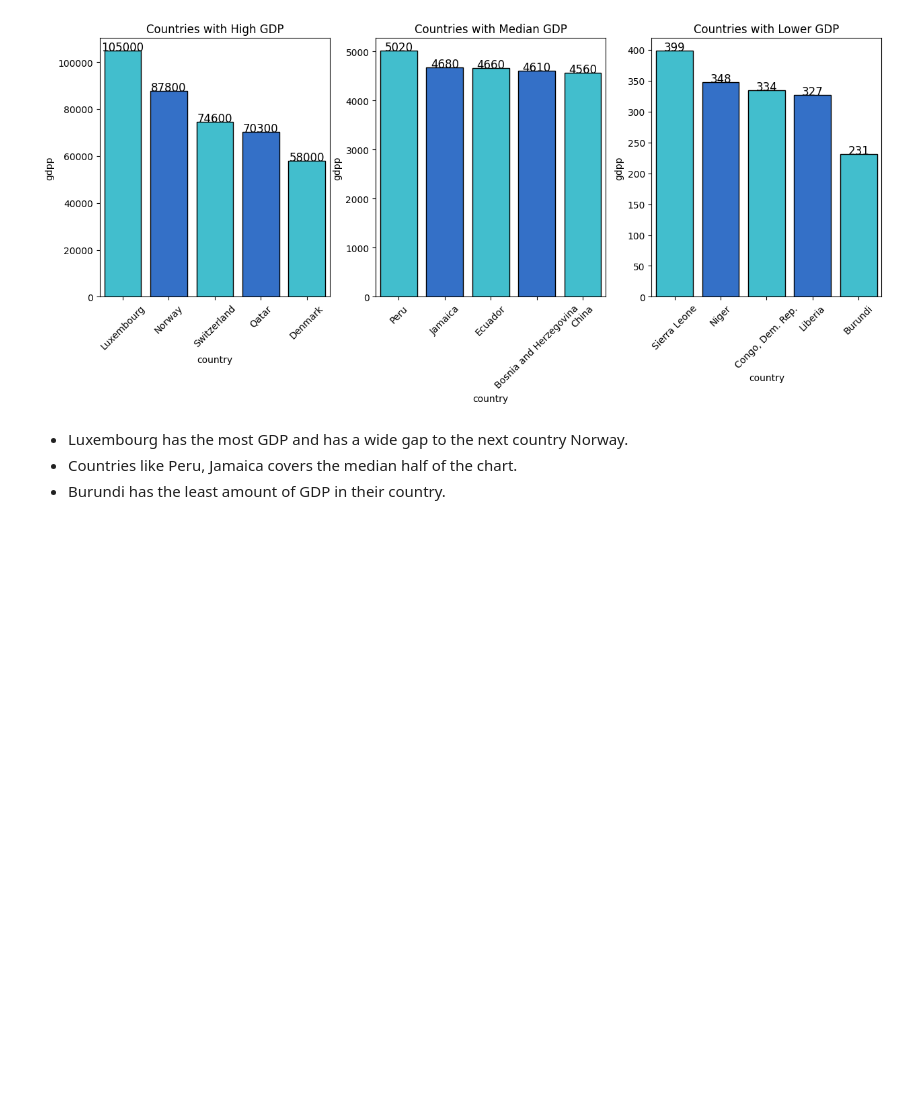
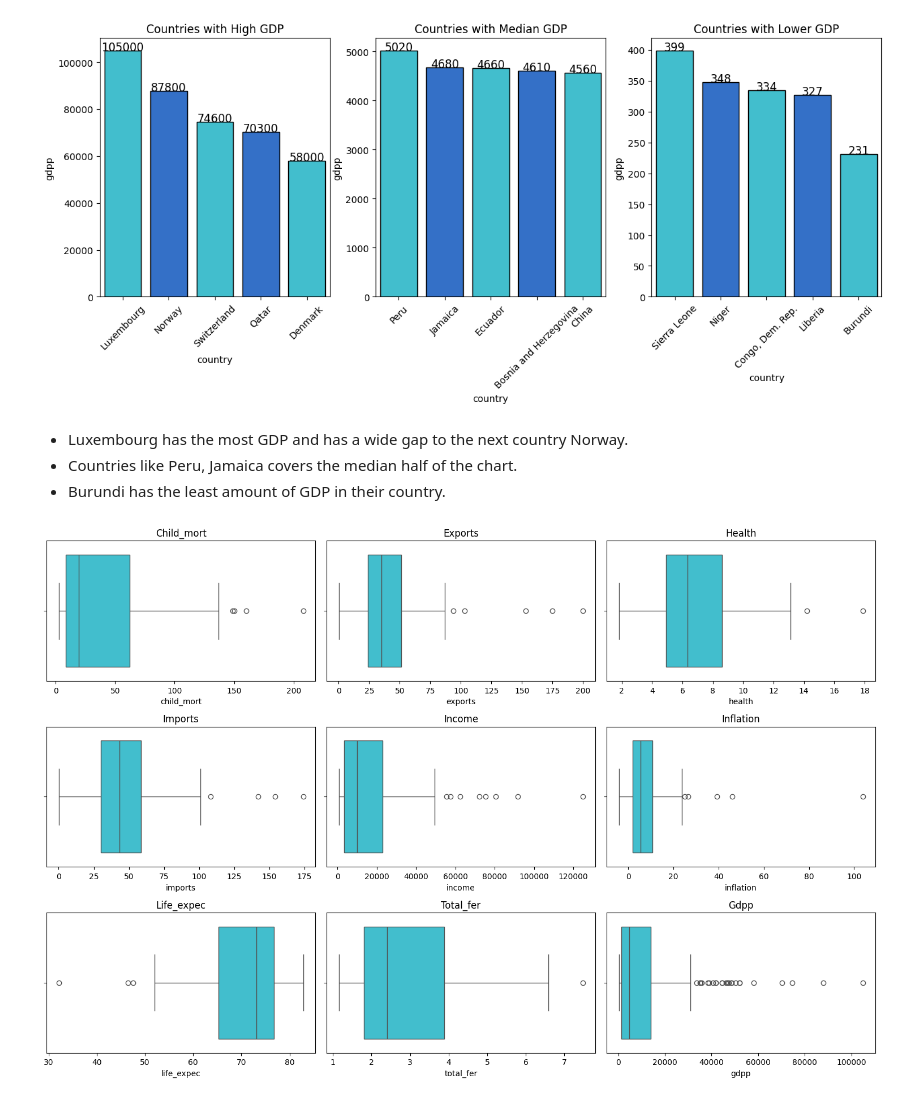
Before and after one commit to rizz045/Country-Data-Exploration-and-Preediction--Unsupervised-learning-, a Jupyter notebook: Country_Data_Exploration_and_Prediction.ipynb, the cells around one changed output. Cells and saved outputs as stored; diff of their text form; code cells hidden in the pictures; blank space fills up the shorter version.

```diff
--- a/Country_Data_Exploration_and_Prediction.ipynb
+++ b/Country_Data_Exploration_and_Prediction.ipynb
@@ -437,3 +441,15 @@ for rect in ax.patches:
 * Luxembourg has the most GDP and has a wide gap to the next country Norway.
 * Countries like Peru, Jamaica covers the median half of the chart.
 * Burundi has the least amount of GDP in their country.
+# %%
+plt.figure(figsize=(15, 10))
+index = 0
+for col in df.columns[1:]:
+    index += 1
+    plt.subplot(3, 3, index)
+    sns.boxplot(x=df[col], color=colors[0])
+    plt.title(col.capitalize())
+    plt.tight_layout()
+plt.show()
+# %% [output]
+[figure, added]
```
Also changed, not shown: parts of 2 cells of this notebook.
